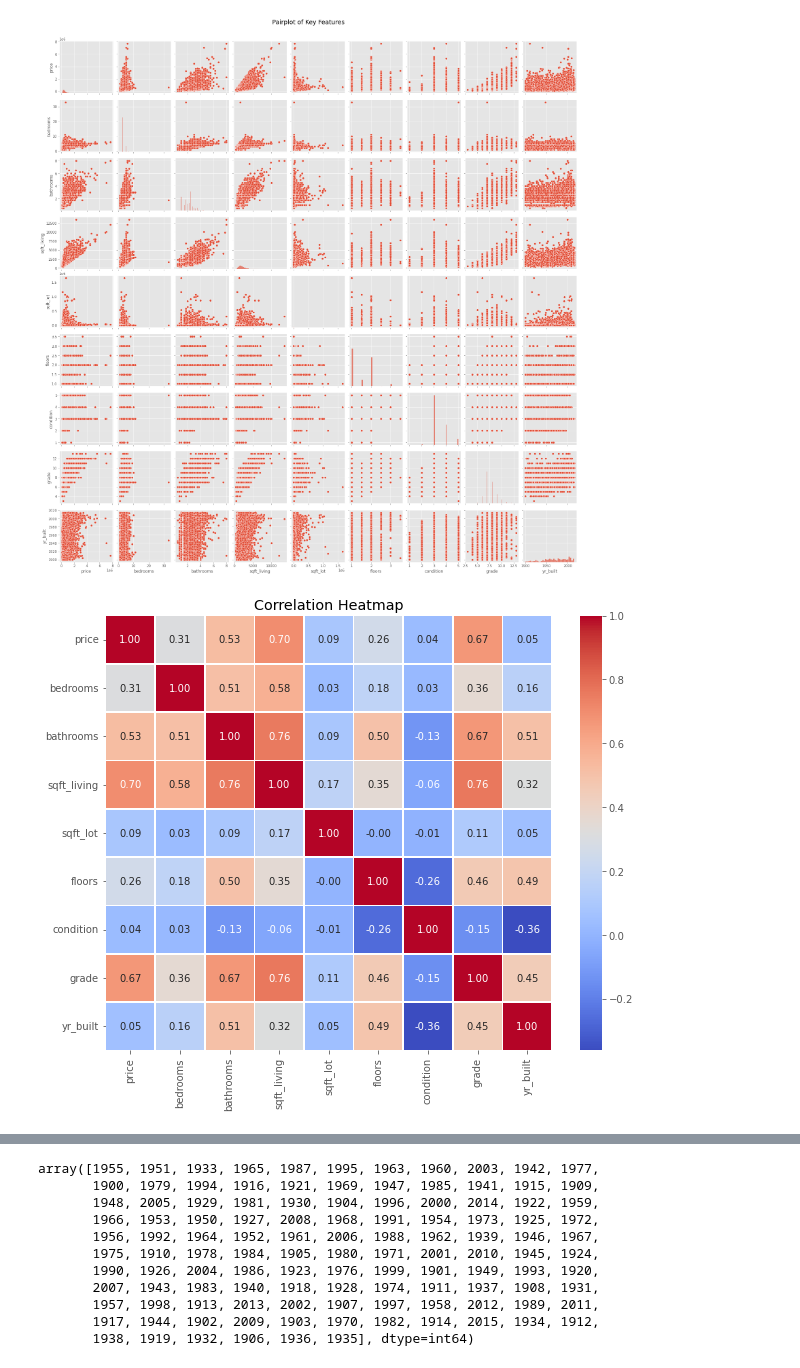
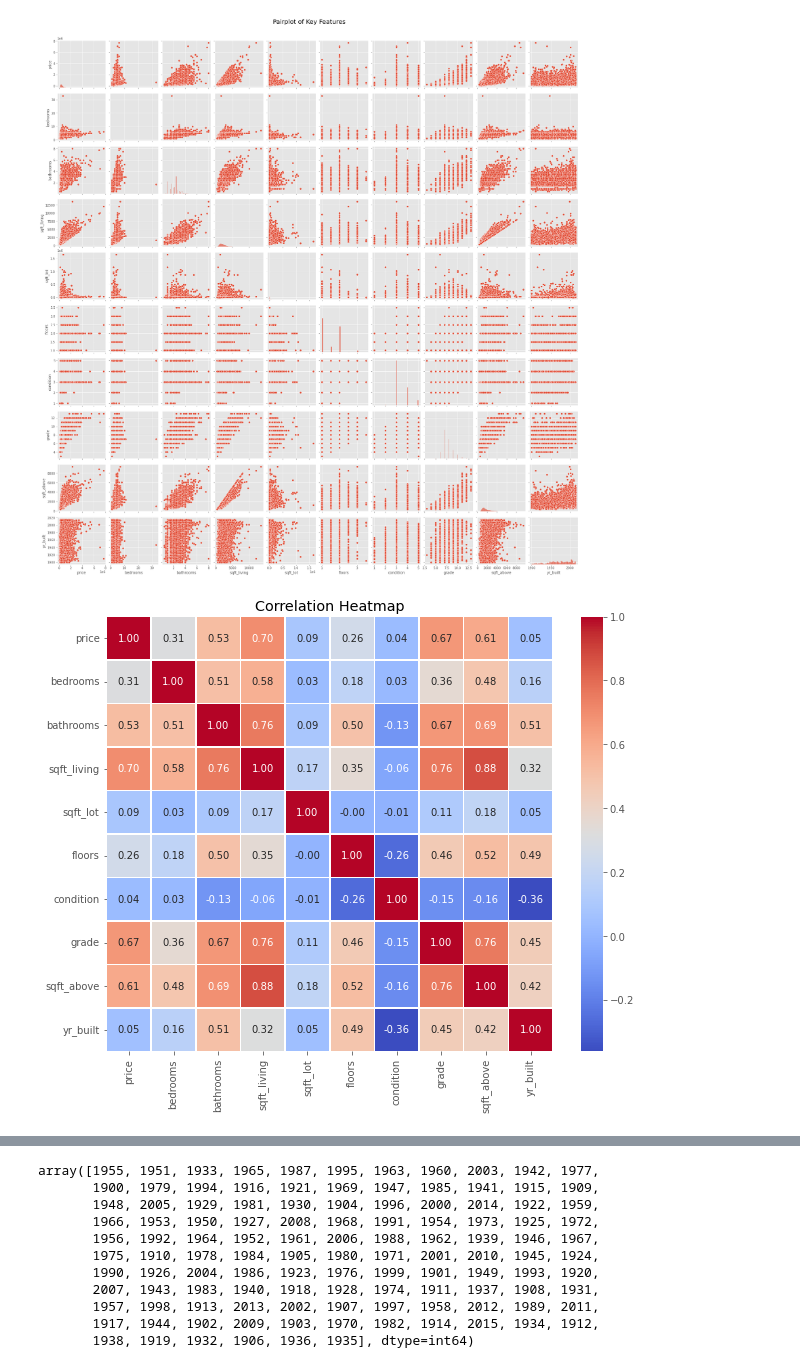
Before and after one commit to Bijal05/phase2_project, a Jupyter notebook: p2p.ipynb, the cells around one changed output, grey strips where cells are left out. Cells and saved outputs as stored; diff of their text form; code cells hidden in the pictures.

```diff
--- a/p2p.ipynb
+++ b/p2p.ipynb
@@ -11,7 +11,7 @@ from sklearn.metrics import mean_squared_error, r2_score
 import statsmodels.api as sm
 from statsmodels.graphics.gofplots import qqplot
 from statsmodels.stats import diagnostic
-raw_data = pd.read_csv('kc_house_data.csv', index_col=0)
+raw_data = pd.read_csv('data/kc_house_data.csv', index_col=0)
 # %%
 raw_data.head()
 # %% [output]
@@ -25,5 +28,5 @@ raw_data.head()
 # %%
-desired_columns = ['price','bedrooms','bathrooms','sqft_living','sqft_lot','floors','condition','grade','yr_built']
+desired_columns = ['price','bedrooms','bathrooms','sqft_living','sqft_lot','floors','condition','grade','sqft_above','yr_built']
 data = raw_data[desired_columns]
 # %%
 data.head()
@@ -73,10 +88,10 @@ dtype: int64
 # %%
 ## Explore relationships between key features and the target variable
 sns.pairplot(data)
-plt.suptitle("Pairplot of Key Features", y=1.02, size=18)
+plt.suptitle("Pairplot of Key Features", y=1.02, size=20)
 plt.show()
 # %% [output]
-[figure, old version]
+[figure, new version]
 # %%
 ## Correlation heatmap to visualize the correlation between features
 plt.figure(figsize=(10, 8))
@@ -84,4 +99,4 @@ sns.heatmap(data.corr(), annot=True, cmap='coolwarm', fmt=".2f", linewidths=0.5)
 plt.title("Correlation Heatmap")
 plt.show()
 # %% [output]
-[figure, old version]
+[figure, new version]
```
Also changed, not shown: parts of 48 cells of this notebook, 9 other files.
